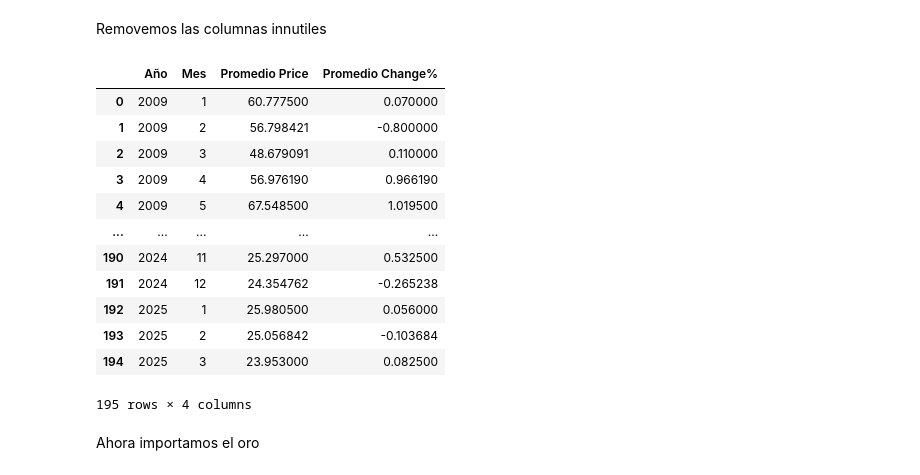
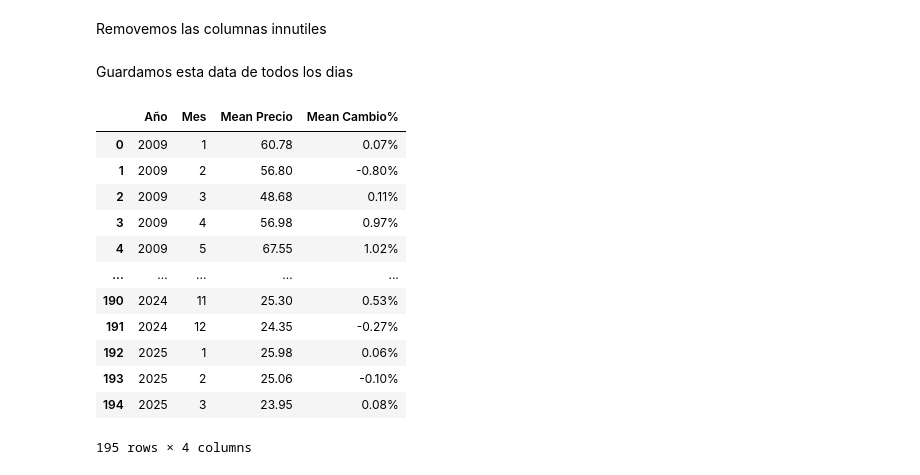
Before and after one commit to auricIecu/EDA, a Jupyter notebook: 0-Enunciado.1_EDA copy.ipynb, the cells around one changed output. Drawn from its saved outputs; the diff is of its cells as text; code cells hidden in the pictures.

```diff
--- a/0-Enunciado.1_EDA copy.ipynb
+++ b/0-Enunciado.1_EDA copy.ipynb
@@ -509,5 +455,3 @@ Remaining invalid dates: 0
-# %%
-pd.set_option('display.max_rows', 20)
 # %% [markdown]
 Borro las razones sociales
 # %%
@@ -1533,56 +1379,49 @@ data_1_precio_nat_gas['FECHA'] = pd.to_datetime(data_1_precio_nat_gas['FECHA']).
 Removemos las columnas innutiles
 # %%
 data_1_precio_nat_gas_filtrado = data_1_precio_nat_gas.drop(columns=['Open', 'High', 'Low', 'Vol.'])
+# %% [markdown]
+Guardamos esta data de todos los dias
 # %%
 data_1_precio_nat_gas_filtrado.to_csv('/Users/auric/REPO_TEST/Entregas/Entrega 28 - 03 de abril de marzo/EDA Agricultura_Clima Ecuador/EDA/Data_2/precios_historicos/data_1_precio_nat_gas_filtrado.csv', index=False)
 # %%
-# Convert the date column to datetime without converting back to string
+# Seguimos el mismo proceso anterior
 data_1_precio_nat_gas_filtrado['FECHA'] = pd.to_datetime(data_1_precio_nat_gas_filtrado['FECHA'])
 
-# Extraer año y mes
 data_1_precio_nat_gas_filtrado['Año'] = data_1_precio_nat_gas_filtrado['FECHA'].dt.year
 data_1_precio_nat_gas_filtrado['Mes'] = data_1_precio_nat_gas_filtrado['FECHA'].dt.month
 
-# Convert 'Change %' from object to numeric
-# First, check if there's a '%' symbol and remove it
 if data_1_precio_nat_gas_filtrado['Change %'].dtype == 'object':
     data_1_precio_nat_gas_filtrado['Change %'] = data_1_precio_nat_gas_filtrado['Change %'].str.replace('%', '')
-    # Handle commas if they're used as decimal separators
     data_1_precio_nat_gas_filtrado['Change %'] = data_1_precio_nat_gas_filtrado['Change %'].str.replace(',', '.')
-    # Convert to float
     data_1_precio_nat_gas_filtrado['Change %'] = pd.to_numeric(data_1_precio_nat_gas_filtrado['Change %'], errors='coerce')
 
-# Ensure Price is also numeric
-data_1_precio_nat_gas_filtrado['Price'] = pd.to_numeric(data_1_precio_nat_gas_filtrado['Price'], errors='coerce')
-
-# Calcular promedio de Price y Change% por mes
 promedio_precio_por_mes_gas = data_1_precio_nat_gas_filtrado.groupby(['Año', 'Mes']).agg({
     'Price': 'mean',
     'Change %': 'mean'
 }).reset_index()
 
-# Renombrar columnas para mayor claridad
-promedio_precio_por_mes_gas.columns = ['Año', 'Mes', 'Promedio Price', 'Promedio Change%']
+promedio_precio_por_mes_gas.columns = ['Año', 'Mes', 'Mean Precio', 'Mean Cambio%']
 
-# Ordenar por año y mes
+promedio_precio_por_mes_gas['Mean Precio'] = promedio_precio_por_mes_gas['Mean Precio'].apply(lambda x: f"{x:.2f}")
+
+promedio_precio_por_mes_gas['Mean Cambio%'] = promedio_precio_por_mes_gas['Mean Cambio%'].apply(lambda x: f"{x:.2f}%")
+
 promedio_precio_por_mes_gas = promedio_precio_por_mes_gas.sort_values(['Año', 'Mes'])
 
 promedio_precio_por_mes_gas
 # %% [output]
-|  | Año | Mes | Promedio Price | Promedio Change% |
-| 0 | 2009 | 1 | 60.777500 | 0.070000 |
-| 1 | 2009 | 2 | 56.798421 | -0.800000 |
-| 2 | 2009 | 3 | 48.679091 | 0.110000 |
-| 3 | 2009 | 4 | 56.976190 | 0.966190 |
-| 4 | 2009 | 5 | 67.548500 | 1.019500 |
+|  | Año | Mes | Mean Precio | Mean Cambio% |
+| 0 | 2009 | 1 | 60.78 | 0.07% |
+| 1 | 2009 | 2 | 56.80 | -0.80% |
+| 2 | 2009 | 3 | 48.68 | 0.11% |
+| 3 | 2009 | 4 | 56.98 | 0.97% |
+| 4 | 2009 | 5 | 67.55 | 1.02% |
 | ... | ... | ... | ... | ... |
-| 190 | 2024 | 11 | 25.297000 | 0.532500 |
-| 191 | 2024 | 12 | 24.354762 | -0.265238 |
-| 192 | 2025 | 1 | 25.980500 | 0.056000 |
-| 193 | 2025 | 2 | 25.056842 | -0.103684 |
-| 194 | 2025 | 3 | 23.953000 | 0.082500 |
+| 190 | 2024 | 11 | 25.30 | 0.53% |
+| 191 | 2024 | 12 | 24.35 | -0.27% |
+| 192 | 2025 | 1 | 25.98 | 0.06% |
+| 193 | 2025 | 2 | 25.06 | -0.10% |
+| 194 | 2025 | 3 | 23.95 | 0.08% |
 195 rows × 4 columns
 # %%
 promedio_precio_por_mes_gas.to_csv('/Users/auric/REPO_TEST/Entregas/Entrega 28 - 03 de abril de marzo/EDA Agricultura_Clima Ecuador/EDA/Data_2/precios_historicos/promedio_precio_por_mes_gas.csv', index=False)
-# %% [markdown]
-Ahora importamos el oro
```
Also changed, not shown: parts of 73 cells of this notebook, 10 other files.
